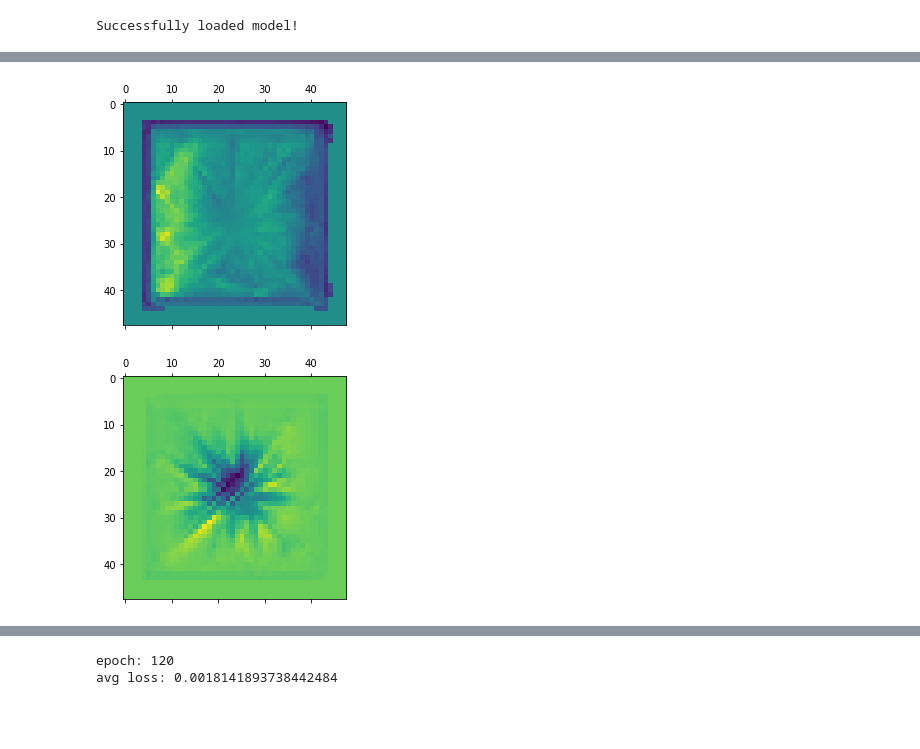
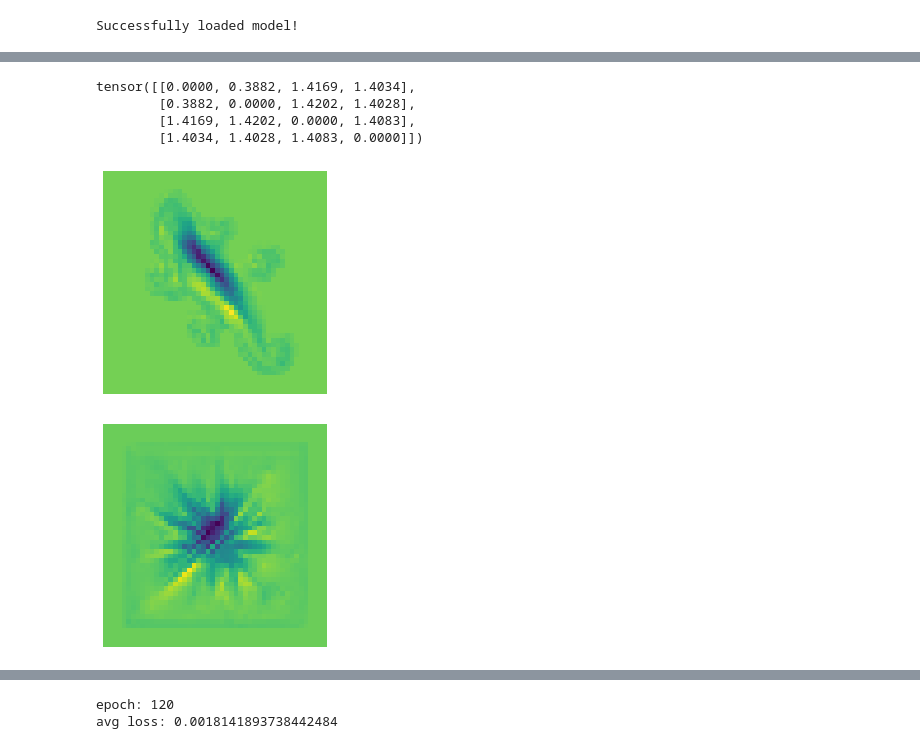
Before and after one commit to LetteraUnica/neural_cellular_automata, a Jupyter notebook: pytorch_ca/perturbation_CA.ipynb, the cells around one changed output, grey strips where cells are left out. Cells and saved outputs as stored; diff of their text form; code cells hidden in the pictures; blank space fills up the shorter version.

```diff
--- a/pytorch_ca/perturbation_CA.ipynb
+++ b/pytorch_ca/perturbation_CA.ipynb
@@ -53,6 +53,6 @@ old_CA.load(folder + "firework_regenerating.pt")
 Successfully loaded model!
 # %%
 new_CA = NeuralCA().to(device)
-new_CA.load(folder + "firework_regenerating2.pt")
+new_CA.load(folder + "liz_regen_near_fw_regen.pt")
 # %% [output]
 Successfully loaded model!
@@ -59,12 +66,24 @@ Successfully loaded model!
+# %%
+ruler.distance_matrix([regen, lizard, growing], ruler.normalized_distance)
+# %% [output]
+tensor([[0.0000, 0.3882, 1.4169, 1.4034],
+        [0.3882, 0.0000, 1.4202, 1.4028],
+        [1.4169, 1.4202, 0.0000, 1.4083],
+        [1.4034, 1.4028, 1.4083, 0.0000]])
 # %%
 x = pool.generator(1, device).clone().to(device)
 channel = 6
 
 with torch.no_grad():
     out = new_CA.evolve(x, 300)
     pl.matshow(out[0].detach().cpu().numpy()[channel])
+    pl.axis('off')
+    pl.savefig(f"Presentation_images/regenerating2_channel_{channel}.png", bbox_inches='tight')
+
     out = old_CA.evolve(x, 300)
     pl.matshow(out[0].detach().cpu().numpy()[channel])
+    plt.axis('off')
+    pl.savefig(f"Presentation_images/regenerating_channel_{channel}.png", bbox_inches='tight')
 # %% [output]
-[figure, old version]
+[figure, new version]
-[figure, old version]
+[figure, new version]
```
Also changed, not shown: parts of 5 cells of this notebook, 3 other files.
